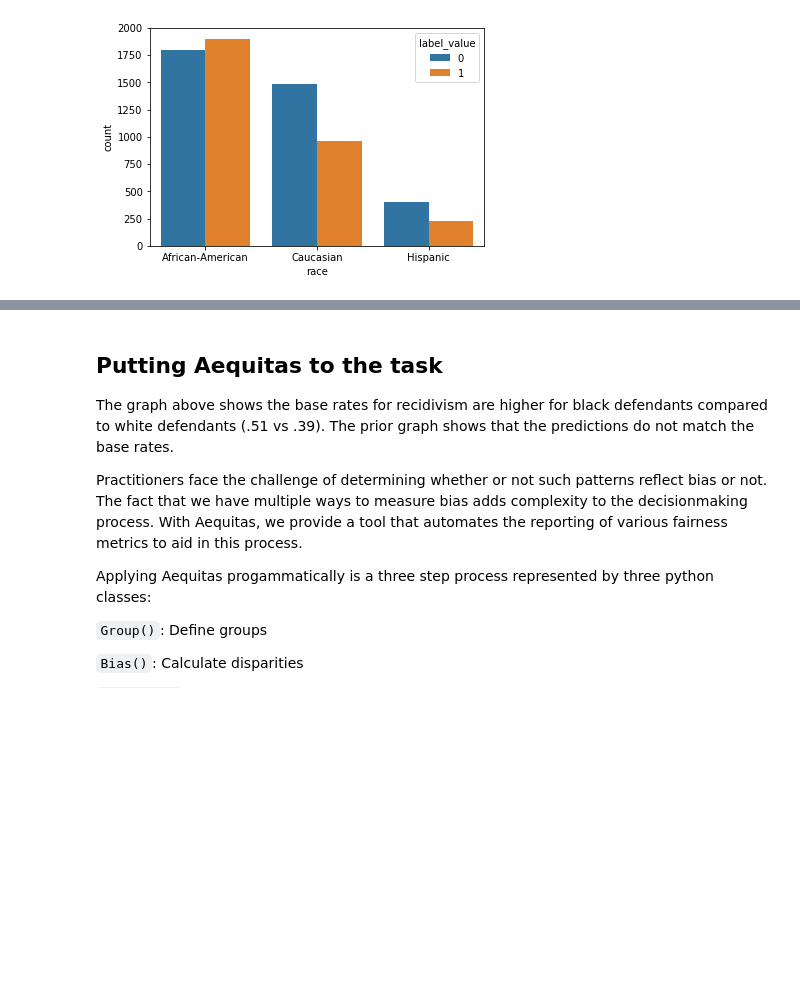
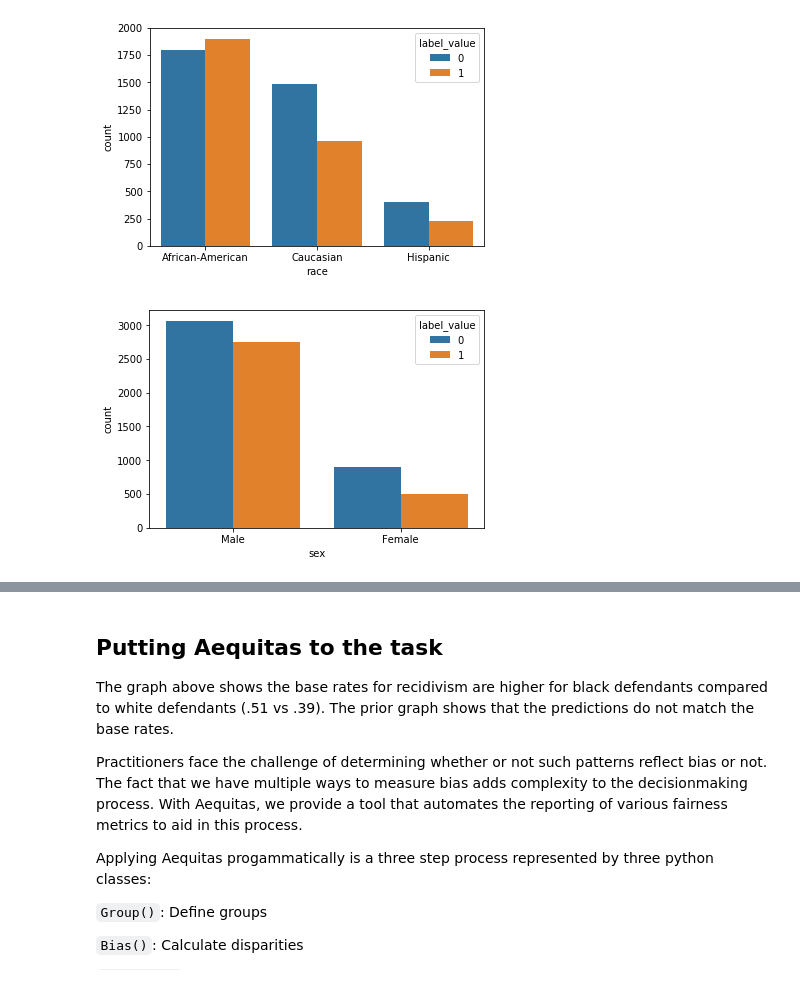
Before and after one commit to dssg/aequitas, a Jupyter notebook: docs/source/examples/compas_demo.ipynb, the cells around one changed output, grey strips where cells are left out. Cells and saved outputs as stored; diff of their text form; code cells hidden in the pictures; blank space fills up the shorter version.

```diff
--- a/docs/source/examples/compas_demo.ipynb
+++ b/docs/source/examples/compas_demo.ipynb
@@ -49,3 +65,7 @@ Following ProPublica, we defined recidivism as a new arrest within two years. (I
 g = sns.countplot(x="race", hue="label_value", data=df[df.race.isin(['African-American', 'Caucasian', 'Hispanic'])])
 # %% [output]
 [figure]
+# %%
+g = sns.countplot(x="sex", hue="label_value", data=df)
+# %% [output]
+[figure, added]
```
Also changed, not shown: parts of 38 cells of this notebook.
